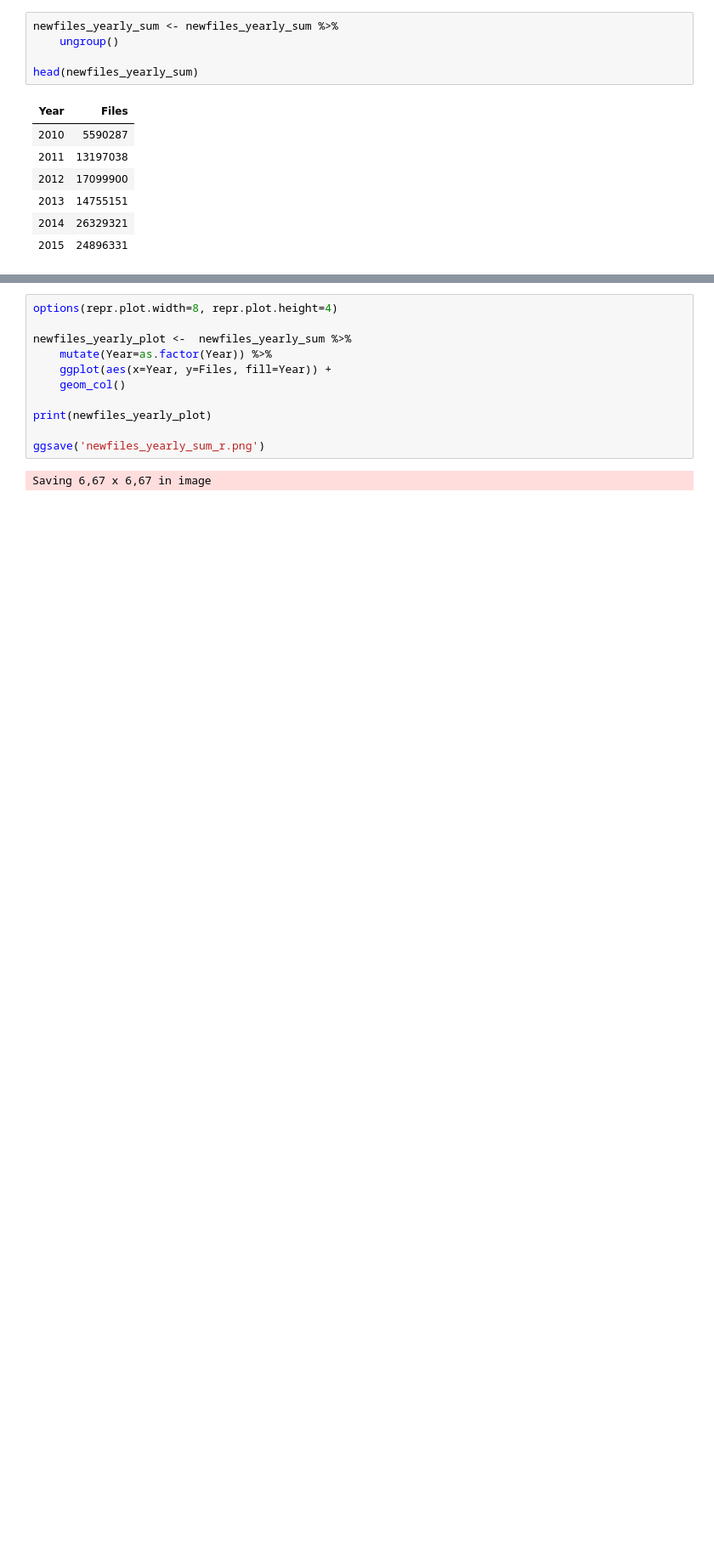
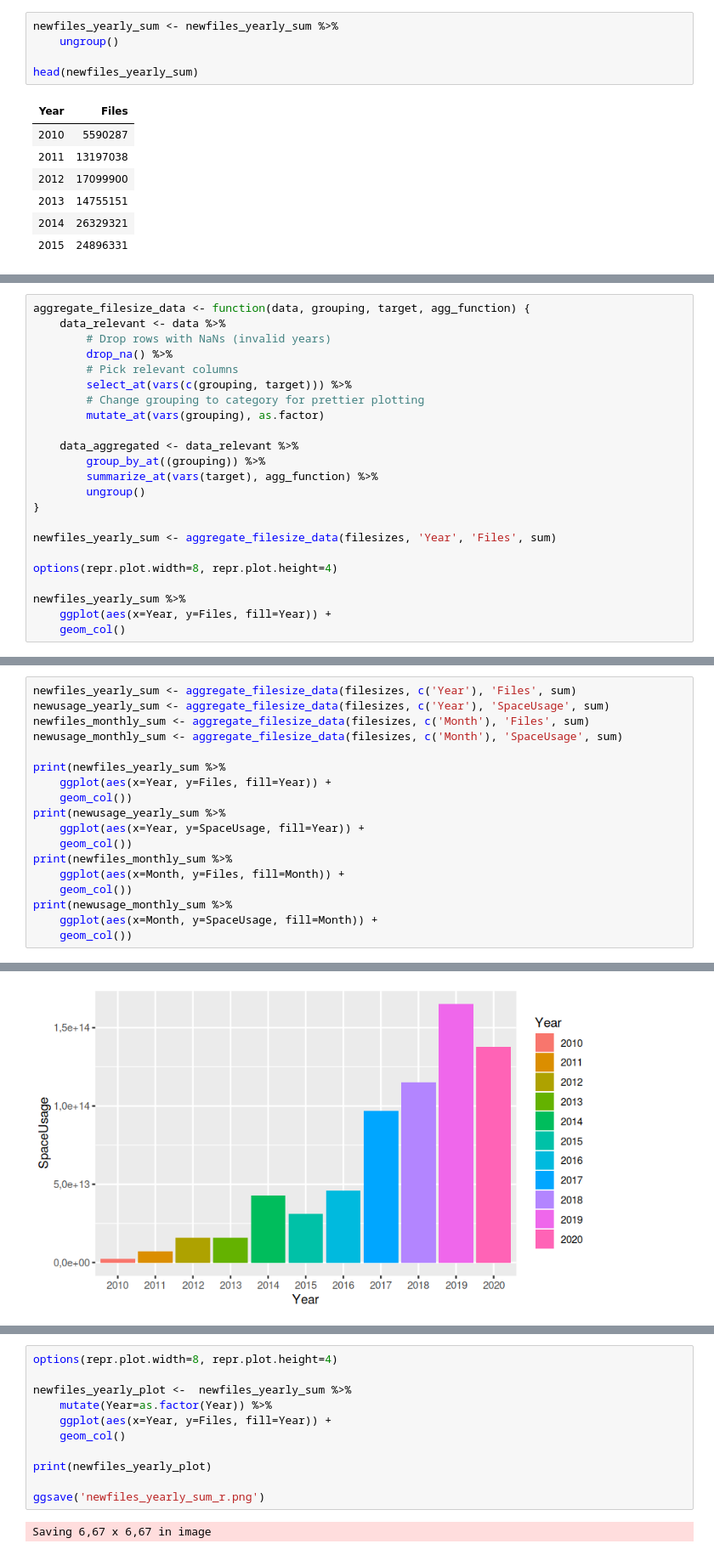
Before and after one commit to AaltoSciComp/data-analysis-workflows-course, a Jupyter notebook: r_exercises/ch3-r-lecture.ipynb, the cells around one changed output, grey strips where cells are left out. Shown: that part at 85% size. Cells and saved outputs as stored; diff of their text form; blank space fills up the shorter version.

Commit message:
chapter-3: More examples on grouping

```diff
--- a/r_exercises/ch3-r-lecture.ipynb
+++ b/r_exercises/ch3-r-lecture.ipynb
@@ -136,0 +155,23 @@ head(newfiles_yearly_sum)
+# %%
+aggregate_filesize_data <- function(data, grouping, target, agg_function) {
+    data_relevant <- data %>%
+        # Drop rows with NaNs (invalid years)
+        drop_na() %>%
+        # Pick relevant columns
+        select_at(vars(c(grouping, target))) %>%
+        # Change grouping to category for prettier plotting
+        mutate_at(vars(grouping), as.factor)
+
+    data_aggregated <- data_relevant %>%
+        group_by_at((grouping)) %>%
+        summarize_at(vars(target), agg_function) %>%
+        ungroup()
+}
+
+newfiles_yearly_sum <- aggregate_filesize_data(filesizes, 'Year', 'Files', sum)
+
+options(repr.plot.width=8, repr.plot.height=4)
+
+newfiles_yearly_sum %>%
+    ggplot(aes(x=Year, y=Files, fill=Year)) +
+    geom_col()
@@ -136,0 +180,19 @@ head(newfiles_yearly_sum)
+# %%
+newfiles_yearly_sum <- aggregate_filesize_data(filesizes, c('Year'), 'Files', sum)
+newusage_yearly_sum <- aggregate_filesize_data(filesizes, c('Year'), 'SpaceUsage', sum)
+newfiles_monthly_sum <- aggregate_filesize_data(filesizes, c('Month'), 'Files', sum)
+newusage_monthly_sum <- aggregate_filesize_data(filesizes, c('Month'), 'SpaceUsage', sum)
+
+print(newfiles_yearly_sum %>%
+    ggplot(aes(x=Year, y=Files, fill=Year)) +
+    geom_col())
+print(newusage_yearly_sum %>%
+    ggplot(aes(x=Year, y=SpaceUsage, fill=Year)) +
+    geom_col())
+print(newfiles_monthly_sum %>%
+    ggplot(aes(x=Month, y=Files, fill=Month)) +
+    geom_col())
+print(newusage_monthly_sum %>%
+    ggplot(aes(x=Month, y=SpaceUsage, fill=Month)) +
+    geom_col())
+# %% [output]
@@ -136,0 +200 @@ head(newfiles_yearly_sum)
+[figure, added]
```
Also changed, not shown: parts of 6 cells of this notebook, 2 other files.
